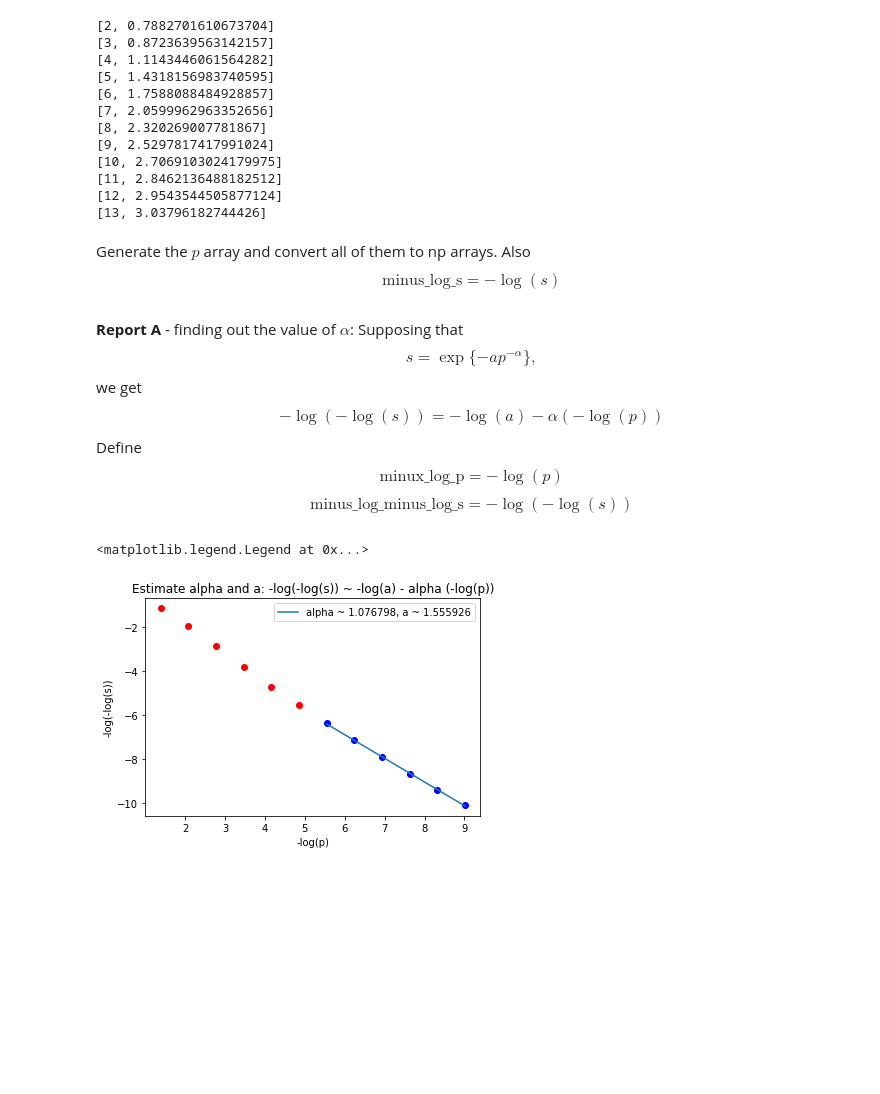
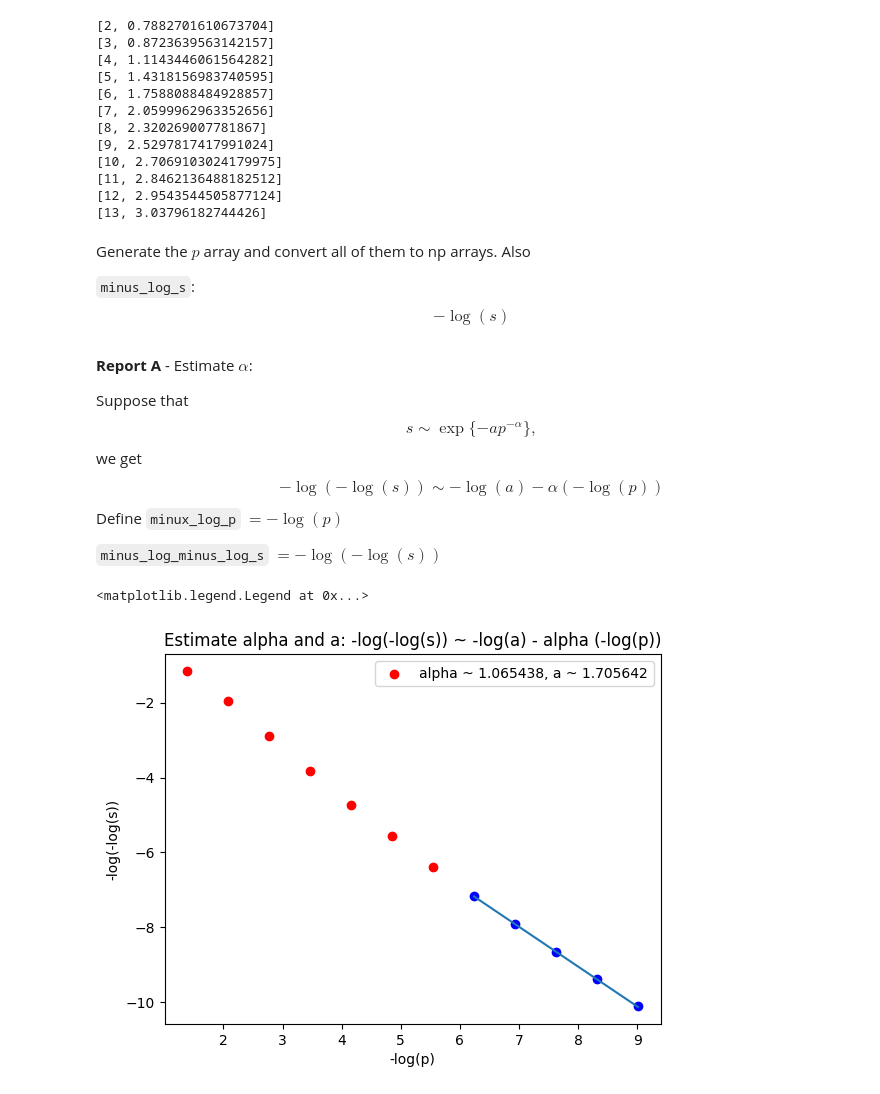
Before and after one commit to augustoteixeira/bootstrap, a Jupyter notebook: taichi/create_report.ipynb, the cells around one changed output. Saved outputs shown, nothing was run; the diff lists cells and outputs as text; code cells hidden in the pictures; blank space fills up the shorter version.

Commit message:
Update report

```diff
--- a/taichi/create_report.ipynb
+++ b/taichi/create_report.ipynb
@@ -40,8 +36,10 @@ with open('./report.csv', newline='') as csvfile:
 [13, 3.03796182744426]
 # %% [markdown]
 Generate the $p$ array and convert all of them to np arrays. Also
+
+`minus_log_s`:
 $$
-\text{minus_log_s} = - \log(s)
+- \log(s)
 $$
 # %%
 p = []
@@ -52,41 +50,37 @@ minus_p_log_s = np.array(minus_p_log_s)
 p = np.array(p)
 minus_log_s = np.divide(minus_p_log_s, p)
 # %% [markdown]
-**Report A** - finding out the value of $\alpha$:
-Supposing that
+**Report A** - Estimate $\alpha$:
+
+Suppose that
 $$
-s = \exp \{ -a p^{-\alpha} \},
+s \sim \exp \{ -a p^{-\alpha} \},
 $$
 we get
 $$
--\log(-\log(s)) = -\log(a) - \alpha (- \log(p))
+-\log(-\log(s)) \sim -\log(a) - \alpha (- \log(p))
 $$
-Define
-$$
-\text{minux_log_p} = - \log (p)
-$$
-$$
-\text{minus_log_minus_log_s} = -\log(-\log(s))
-$$
+Define `minux_log_p` $= - \log (p)$
+
+`minus_log_minus_log_s` $= -\log(-\log(s))$
 # %%
-truncateA = len(m_array) - 6
+truncateA = len(m_array) - 5
 
 minus_log_p = -np.log(p)
 minus_log_minus_log_s = -np.log(minus_log_s)
 reg = LinearRegression().fit(minus_log_p[truncateA:].reshape(-1,1), minus_log_minus_log_s[truncateA:])
 coef = reg.coef_[0]
 inter = reg.intercept_
 
-#plt.subplot(2, 3, 1)
 plt.title("Estimate alpha and a: -log(-log(s)) ~ -log(a) - alpha (-log(p))")
 plt.xlabel("-log(p)")
 plt.ylabel("-log(-log(s))")
 plt.scatter(minus_log_p[0:truncateA], minus_log_minus_log_s[0:truncateA], color="red")
 plt.scatter(minus_log_p[truncateA:], minus_log_minus_log_s[truncateA:], color="blue")
 plt.plot([minus_log_p[truncateA], minus_log_p[-1]], [inter + coef * minus_log_p[truncateA],
                                                      inter + coef * minus_log_p[-1]])
 plt.legend(["alpha ~ {:.6f}, a ~ {:.6f}".format(-coef, exp(-inter))])
 # %% [output]
 <matplotlib.legend.Legend at 0x...>
-[figure, old version]
+[figure, new version]
 # %% [markdown]
```
Also changed, not shown: parts of 8 cells of this notebook.
